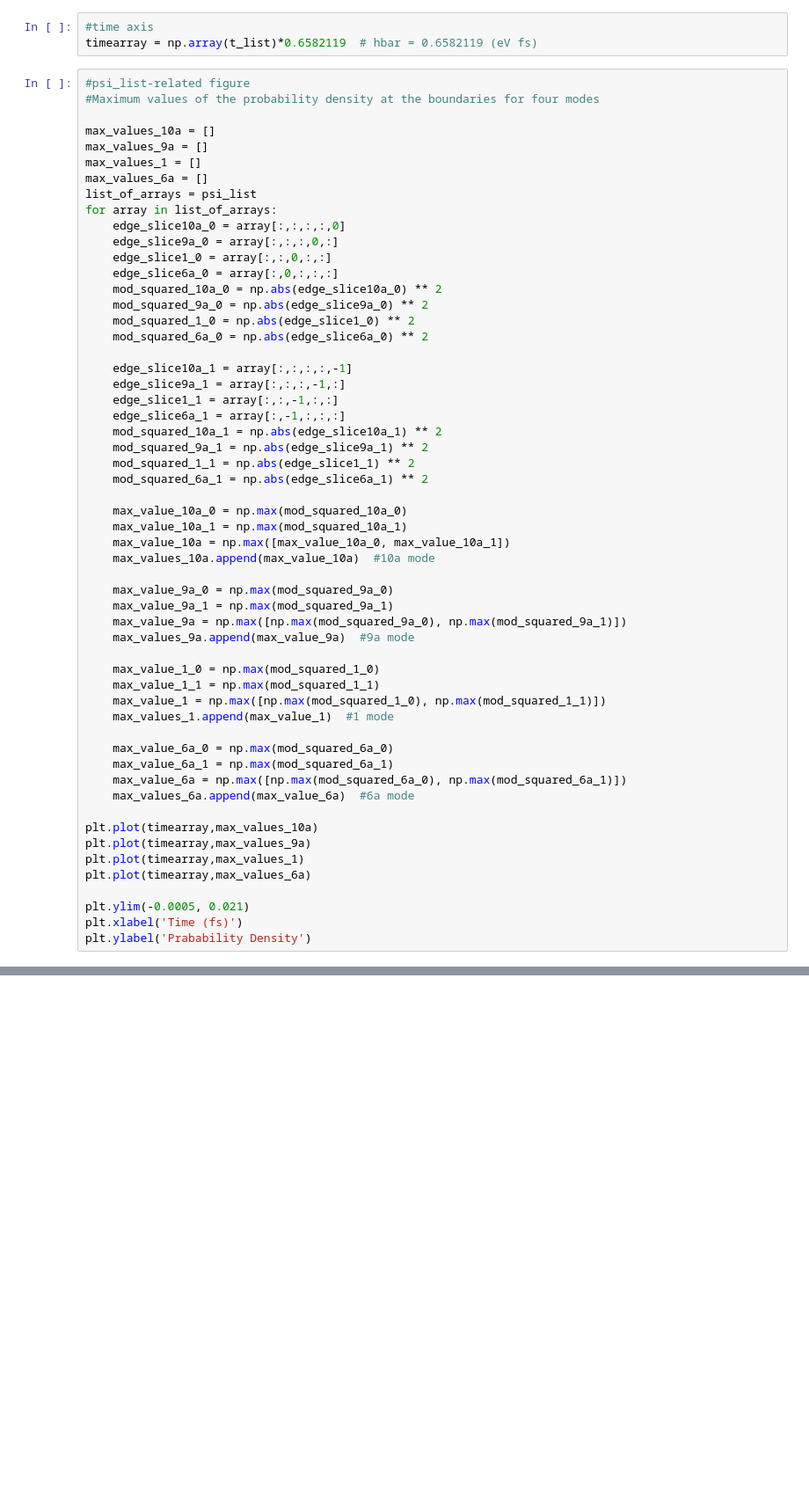
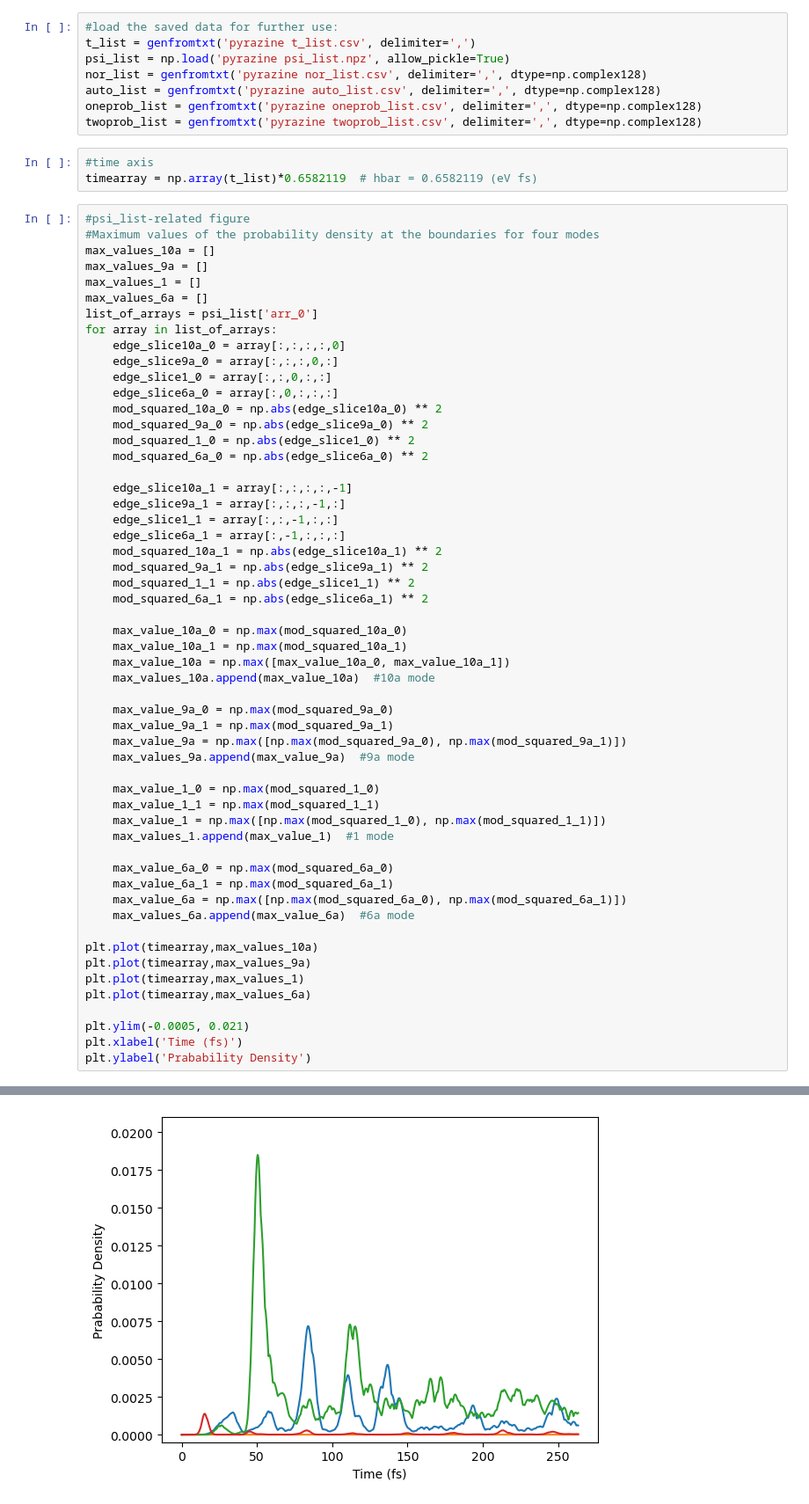
Before and after one commit to XN-F/GridBasedPyrazine, a Jupyter notebook: Time Dependent Properties Visualization.ipynb, the cells around one changed output, grey strips where cells are left out. Shown at 88% size. Saved outputs shown, nothing was run; the diff lists cells and outputs as text; blank space fills up the shorter version.

```diff
--- a/Time Dependent Properties Visualization.ipynb
+++ b/Time Dependent Properties Visualization.ipynb
@@ -7,15 +8,22 @@ from matplotlib import animation, rc, pyplot as plt
+# %%
+#load the saved data for further use:
+t_list = genfromtxt('pyrazine t_list.csv', delimiter=',')
+psi_list = np.load('pyrazine psi_list.npz', allow_pickle=True)
+nor_list = genfromtxt('pyrazine nor_list.csv', delimiter=',', dtype=np.complex128)
+auto_list = genfromtxt('pyrazine auto_list.csv', delimiter=',', dtype=np.complex128)
+oneprob_list = genfromtxt('pyrazine oneprob_list.csv', delimiter=',', dtype=np.complex128)
+twoprob_list = genfromtxt('pyrazine twoprob_list.csv', delimiter=',', dtype=np.complex128)
 # %%
 #time axis
 timearray = np.array(t_list)*0.6582119  # hbar = 0.6582119 (eV fs)
 # %%
 #psi_list-related figure
 #Maximum values of the probability density at the boundaries for four modes
-
 max_values_10a = []
 max_values_9a = []
 max_values_1 = []
 max_values_6a = []
-list_of_arrays = psi_list
+list_of_arrays = psi_list['arr_0']
 for array in list_of_arrays:
     edge_slice10a_0 = array[:,:,:,:,0]
     edge_slice9a_0 = array[:,:,:,0,:]
@@ -63,3 +71,4 @@ plt.plot(timearray,max_values_6a)
 plt.ylim(-0.0005, 0.021)
 plt.xlabel('Time (fs)')
 plt.ylabel('Prabability Density')
+# %% [output]
@@ -66,3 +76,4 @@ plt.ylabel('Prabability Density')
+[figure, added]
 # %%
 #nor_list-related figure
 #norm preservation check during time evolution
```
Also changed, not shown: parts of 6 cells of this notebook, 3 other files.
